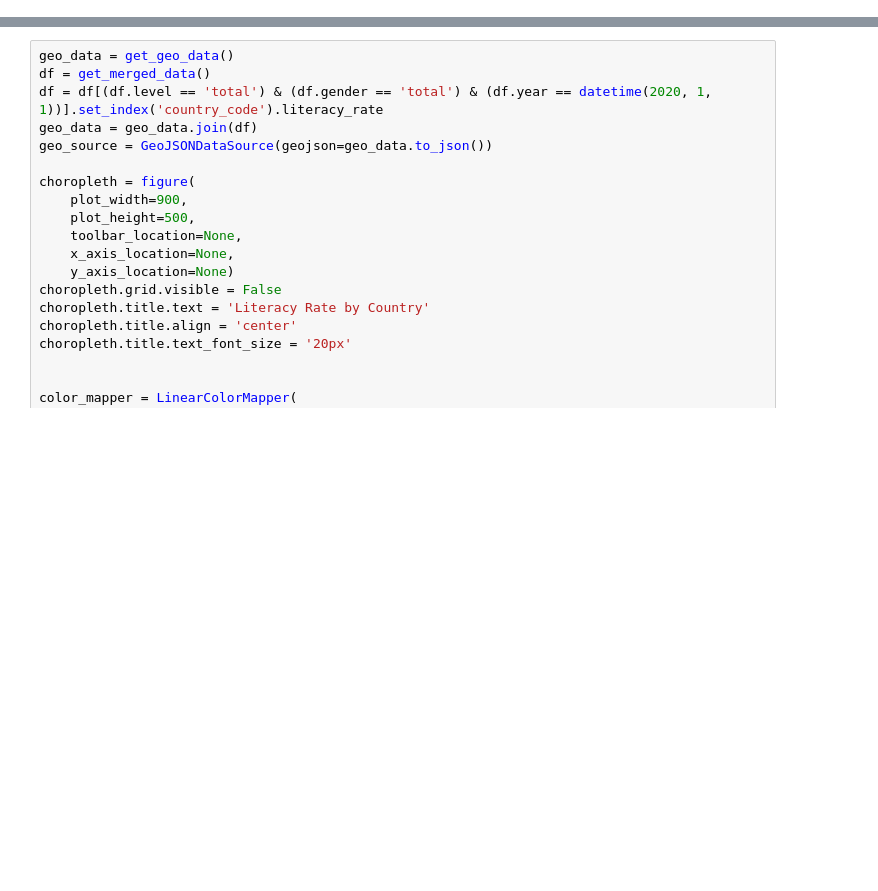
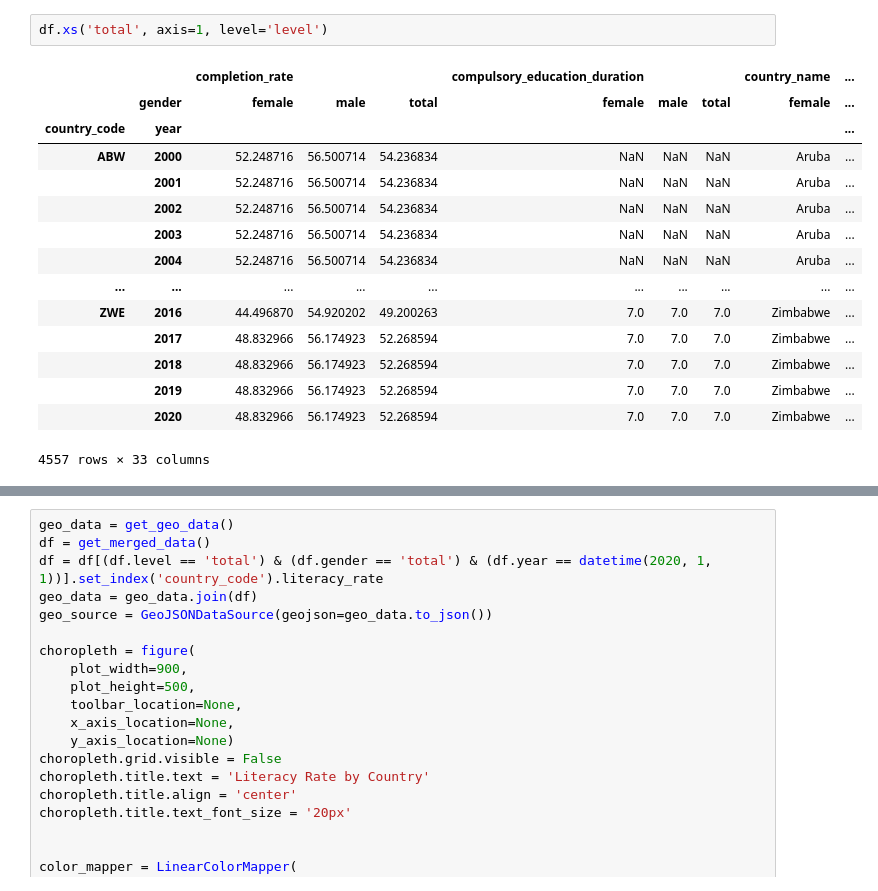
Before and after one commit to MarkusKiesel93/VisualDS_education_dashboard, a Jupyter notebook: profile.ipynb, the cells around one changed output, grey strips where cells are left out. Drawn from its saved outputs; the diff is of its cells as text; blank space fills up the shorter version.

```diff
--- a/profile.ipynb
+++ b/profile.ipynb
@@ -89,6 +90,24 @@ sns.boxplot(
 plt.show()
 # %% [output]
 [figure]
+# %%
+df.xs('total', axis=1, level='level')
+# %% [output]
+|  |  | completion_rate |  |  | compulsory_education_duration |  |  | country_name | ... |
+|  | gender | female | male | total | female | male | total | female | ... |
+| country_code | year |  |  |  |  |  |  |  | ... |
+| ABW | 2000 | 52.248716 | 56.500714 | 54.236834 | NaN | NaN | NaN | Aruba | ... |
+|  | 2001 | 52.248716 | 56.500714 | 54.236834 | NaN | NaN | NaN | Aruba | ... |
+|  | 2002 | 52.248716 | 56.500714 | 54.236834 | NaN | NaN | NaN | Aruba | ... |
+|  | 2003 | 52.248716 | 56.500714 | 54.236834 | NaN | NaN | NaN | Aruba | ... |
+|  | 2004 | 52.248716 | 56.500714 | 54.236834 | NaN | NaN | NaN | Aruba | ... |
+| ... | ... | ... | ... | ... | ... | ... | ... | ... | ... |
+| ZWE | 2016 | 44.496870 | 54.920202 | 49.200263 | 7.0 | 7.0 | 7.0 | Zimbabwe | ... |
+|  | 2017 | 48.832966 | 56.174923 | 52.268594 | 7.0 | 7.0 | 7.0 | Zimbabwe | ... |
+|  | 2018 | 48.832966 | 56.174923 | 52.268594 | 7.0 | 7.0 | 7.0 | Zimbabwe | ... |
+|  | 2019 | 48.832966 | 56.174923 | 52.268594 | 7.0 | 7.0 | 7.0 | Zimbabwe | ... |
+|  | 2020 | 48.832966 | 56.174923 | 52.268594 | 7.0 | 7.0 | 7.0 | Zimbabwe | ... |
+4557 rows × 33 columns
 # %%
 fig, axs = plt.subplots(figsize=(20, 10), ncols=3)
 legend = False
```
Also changed, not shown: parts of 8 cells of this notebook, 3 other files.
